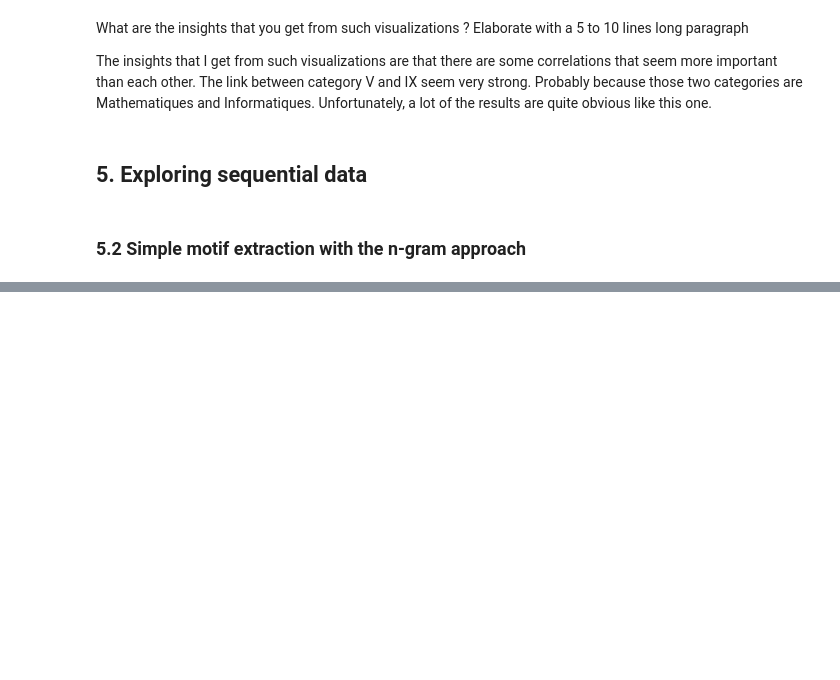
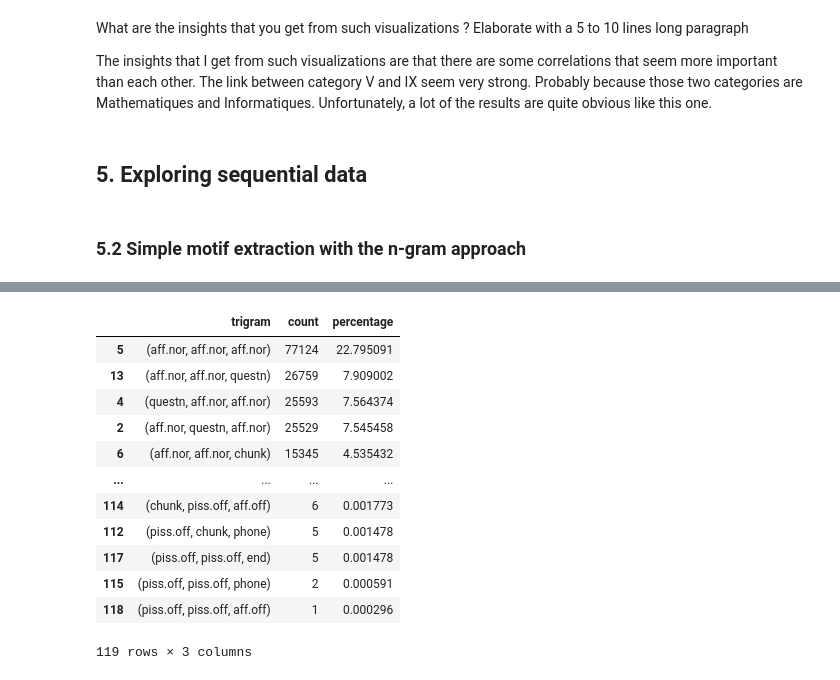
Before and after one commit to Zamanax/Pattern-Mining---B4, a Jupyter notebook: patternmining.ipynb, the cells around one changed output, grey strips where cells are left out. Cells and saved outputs as stored; diff of their text form; code cells hidden in the pictures; blank space fills up the shorter version.

```diff
--- a/patternmining.ipynb
+++ b/patternmining.ipynb
@@ -272,0 +291,30 @@ The insights that I get from such visualizations are that there are some correla
+# %%
+tinderMessages = tinderDf.groupby("conversationid").apply(lambda x: x["message.type"].tolist()).to_list()
+# %%
+# Compute the trigrams for tinderMessages
+from nltk.util import ngrams
+tinderTrigrams = [list(ngrams(message, 3)) for message in tinderMessages]
+tinderTrigrams
+
+# Count the trigrams and put the result in a dataframe
+from collections import Counter
+tinderTrigramsCount = Counter([trigram for message in tinderTrigrams for trigram in message])
+tinderTrigramsCountDf = pd.DataFrame.from_dict(tinderTrigramsCount, orient="index").reset_index().sort_values(by=0, ascending=False)
+tinderTrigramsCountDf.columns = ["trigram", "count"]
+# Add percentage
+tinderTrigramsCountDf["percentage"] = tinderTrigramsCountDf["count"] / tinderTrigramsCountDf["count"].sum() * 100
+tinderTrigramsCountDf
+# %% [output]
+|  | trigram | count | percentage |
+| 5 | (aff.nor, aff.nor, aff.nor) | 77124 | 22.795091 |
+| 13 | (aff.nor, aff.nor, questn) | 26759 | 7.909002 |
+| 4 | (questn, aff.nor, aff.nor) | 25593 | 7.564374 |
+| 2 | (aff.nor, questn, aff.nor) | 25529 | 7.545458 |
+| 6 | (aff.nor, aff.nor, chunk) | 15345 | 4.535432 |
+| ... | ... | ... | ... |
+| 114 | (chunk, piss.off, aff.off) | 6 | 0.001773 |
+| 112 | (piss.off, chunk, phone) | 5 | 0.001478 |
+| 117 | (piss.off, piss.off, end) | 5 | 0.001478 |
+| 115 | (piss.off, piss.off, phone) | 2 | 0.000591 |
+| 118 | (piss.off, piss.off, aff.off) | 1 | 0.000296 |
+119 rows × 3 columns
```
Also changed, not shown: parts of 5 cells of this notebook.
